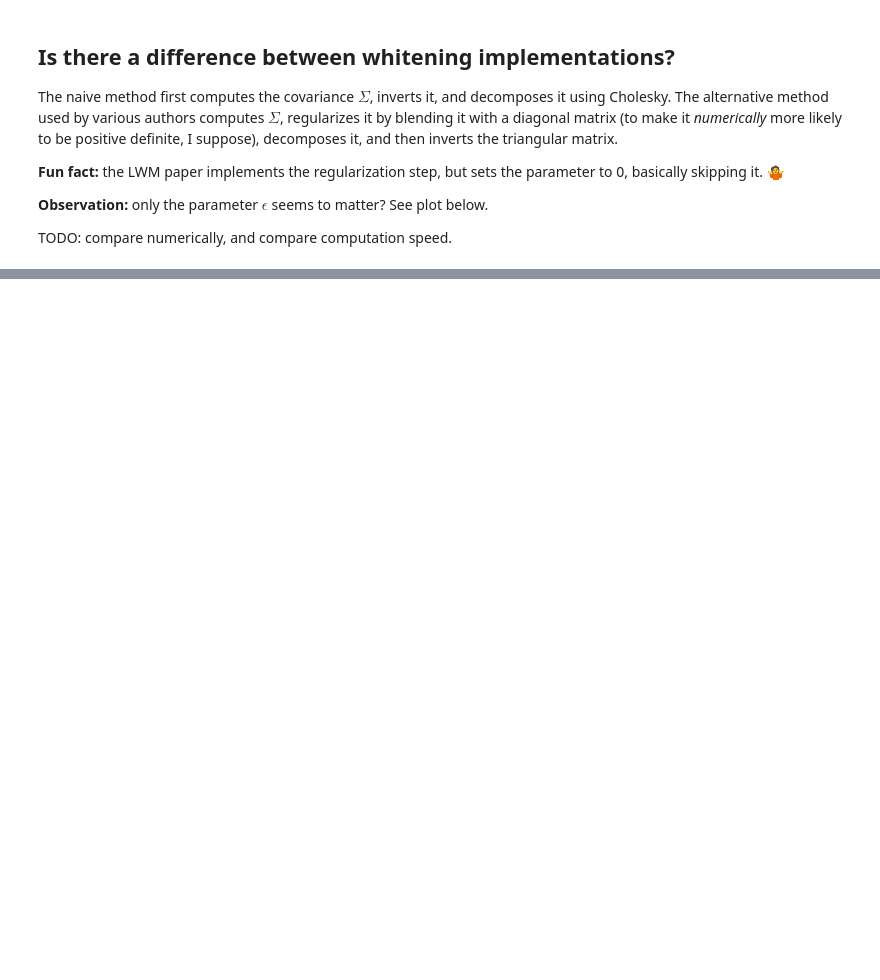
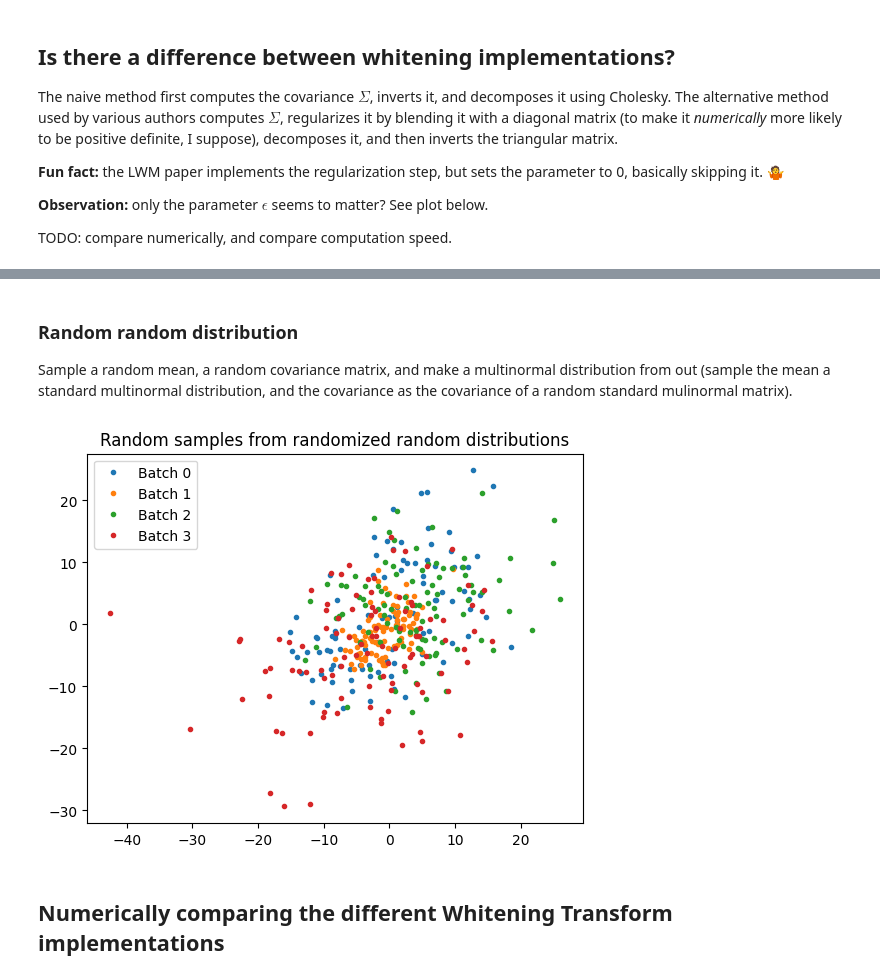
Before and after one commit to Nifrec/rolim, a Jupyter notebook: rolim/notebooks/whitening.ipynb, the cells around one changed output, grey strips where cells are left out. Cells and saved outputs as stored; diff of their text form; code cells hidden in the pictures; blank space fills up the shorter version.

Commit message:
Do experiment to compare differences whitening implementations

```diff
--- a/rolim/notebooks/whitening.ipynb
+++ b/rolim/notebooks/whitening.ipynb
@@ -164,0 +171,59 @@ ax.set(**{"title": "Different implementations Whitening transform"});
+# %% [markdown]
+### Random random distribution
+Sample a random mean, a random covariance matrix,
+and make a multinormal distribution from out
+(sample the mean a standard multinormal distribution,
+and the covariance as the covariance of a random standard mulinormal matrix).
+# %%
+from numpy import dtype
+from torch import Tensor
+
+
+DIM = 2
+SAMPLE_SIZE = 100
+NUM_BATCHES = 4
+PARENT_COVAR_SCALE = 100
+
+def sample_random_random_batch(dim: int=DIM, sample_size:int=SAMPLE_SIZE) -> Tensor:
+        """
+        Sample a random batch of vectors from a randomized random distribution.
+        See this as a 'black box' function that
+        generates magical unpredictable data.
+
+        Arguments:
+        * dim: length of output vectors.
+        * sample_size: number of output vectors.
+
+        Returns:
+        * `dim×sample_size` matrix of `sample_size` column vectors of
+                length `dim`.
+
+        """
+        parent_mean = torch.from_numpy((RNG.random(size=dim)-0.5)*10).to(torch.float)
+        covar_scale=RNG.integers(low=1, high=100)
+        distr = randomized_multinormal_distr(dim, parent_mean=parent_mean,
+                covar_scale=covar_scale)
+        output = distr.sample((sample_size,)).reshape(dim, sample_size)
+        assert(output.shape == (dim, sample_size))
+        return output
+
+
+
+batches = []
+for _ in range(NUM_BATCHES):
+        batch = sample_random_random_batch()
+        batches.append(batch)
+
+fig, ax = plt.subplots(nrows=1, ncols=1)
+i = 0
+for batch in batches:
+    x = batch[0,:]
+    y = batch[1,:]
+    ax.plot(x, y, ".", label=f"Batch {i}")
+    i += 1
+ax.legend()
+ax.set_title("Random samples from randomized random distributions");
+# %% [output]
+[figure, added]
+# %% [markdown]
+## Numerically comparing the different Whitening Transform implementations
```
Also changed, not shown: parts of 11 cells of this notebook.
